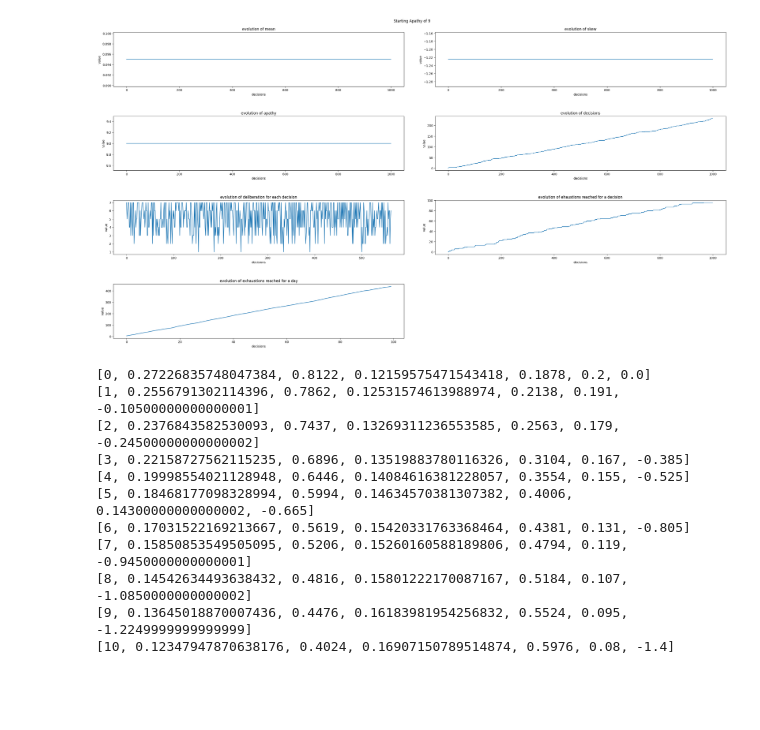
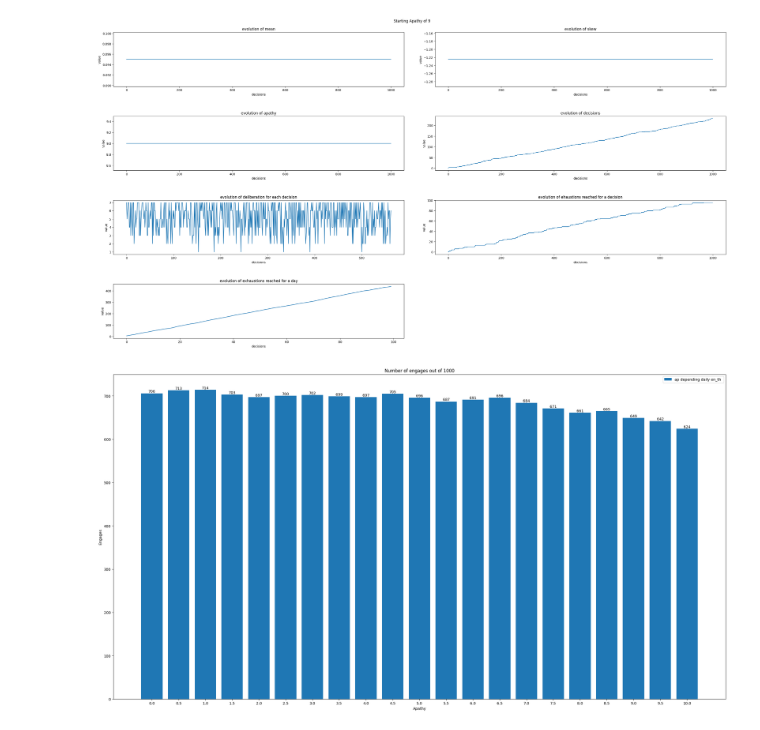
Before and after one commit to JakeLynas/Level_4_Proj, a Jupyter notebook: Main_Code/learning.ipynb, the cells around one changed output. Saved outputs shown, nothing was run; the diff lists cells and outputs as text; code cells hidden in the pictures; blank space fills up the shorter version.

```diff
--- a/Main_Code/learning.ipynb
+++ b/Main_Code/learning.ipynb
@@ -508,31 +564,43 @@ print(np.average(y5))
 # %% [output]
 5.149200710479573
 [figure]
-# %%
-for i in range(0,11):
-    out = initial(i,mean_interval,skew_interval,mean_overlap,skew_overlap)
-    mn = out[0]
-    sk = out[1]
-    arr = []
-    arr_2 = []
-    tests = 10000
-    for _ in range(tests):
-        yes = stats.skewnorm.rvs(sk,mn,var)
-        no = np.random.normal(0,var_no)
-        if yes>no:
-            arr.append(yes-no)
-        if no>yes:
-            arr_2.append(no-yes)
-    print([i,np.average(arr),len(arr)/10000,np.average(arr_2),len(arr_2)/10000,mn,sk])
-# %% [output]
-[0, 0.27226835748047384, 0.8122, 0.12159575471543418, 0.1878, 0.2, 0.0]
-[1, 0.2556791302114396, 0.7862, 0.12531574613988974, 0.2138, 0.191, -0.10500000000000001]
-[2, 0.2376843582530093, 0.7437, 0.13269311236553585, 0.2563, 0.179, -0.24500000000000002]
-[3, 0.22158727562115235, 0.6896, 0.13519883780116326, 0.3104, 0.167, -0.385]
-[4, 0.19998554021128948, 0.6446, 0.14084616381228057, 0.3554, 0.155, -0.525]
-[5, 0.18468177098328994, 0.5994, 0.14634570381307382, 0.4006, 0.14300000000000002, -0.665]
-[6, 0.17031522169213667, 0.5619, 0.15420331763368464, 0.4381, 0.131, -0.805]
-[7, 0.15850853549505095, 0.5206, 0.15260160588189806, 0.4794, 0.119, -0.9450000000000001]
-[8, 0.14542634493638432, 0.4816, 0.15801222170087167, 0.5184, 0.107, -1.0850000000000002]
-[9, 0.13645018870007436, 0.4476, 0.16183981954256832, 0.5524, 0.095, -1.2249999999999999]
-[10, 0.12347947870638176, 0.4024, 0.16907150789514874, 0.5976, 0.08, -1.4]
+# %%
+var  =0.2
+var_no= 0.1
+tests = 1000
+ap = np.linspace(0,10,21)
+
+leng = len(ap)
+
+vals = np.empty([2,leng])
+vals[0] = ap
+for i in range(leng):
+    a = ap[i]
+    ys = 0
+    start = initial(a,mean_interval,0.14,mean_overlap,skew_overlap)
+    sk = start[1]
+    m1 = 0.15
+    m2 = 0.015
+    mn = mean(a,m1,m2)
+    '''for _ in range(tests):
+        ys+=sim_ap_learn(pos_th, neg_th, en_th, var, var_no ,mn,sk, a)[1]  '''
+    ys = learn_sim_ap_param(a , days, pos_th, neg_th, en_th, var, var_no,0.1)[3][-1]
+    vals[1][i] = ys
+    #skew_interval = 0.14
+# %%
+X_axis = np.arange(len(vals[0]))
+
+
+plt.rcParams["figure.figsize"] = (30, 16)
+
+
+bar_1 = plt.bar(X_axis, vals[1], label = 'ap depending daily en_th ')
+plt.bar_label(bar_1)
+plt.xticks(X_axis, vals[0])
+plt.xlabel("Apathy")
+plt.ylabel("Engages")
+plt.title("Number of engages out of 1000")
+plt.legend()
+plt.show()
+# %% [output]
+[figure, added]
```
Also changed, not shown: parts of 17 cells of this notebook.
